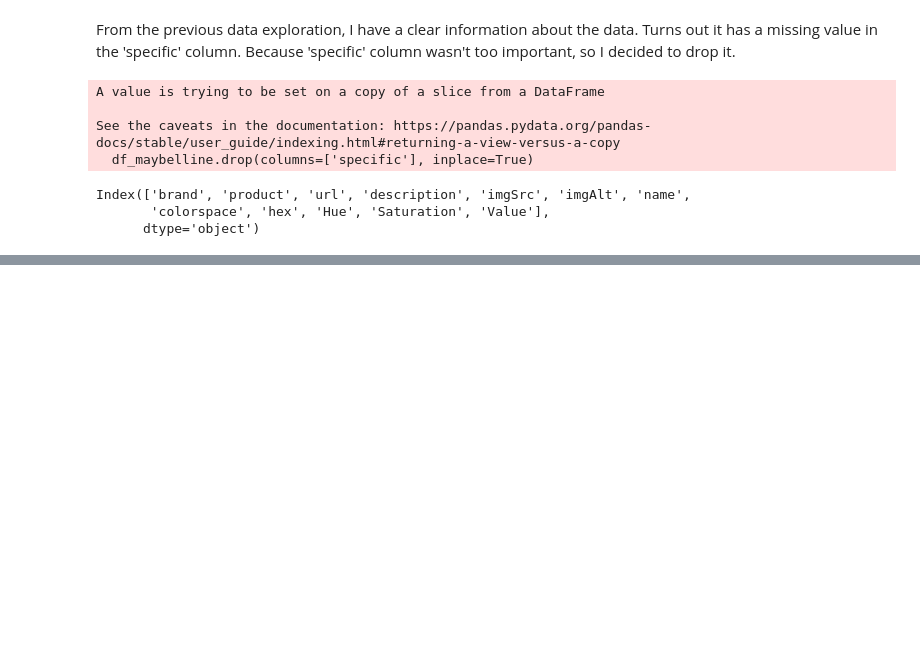
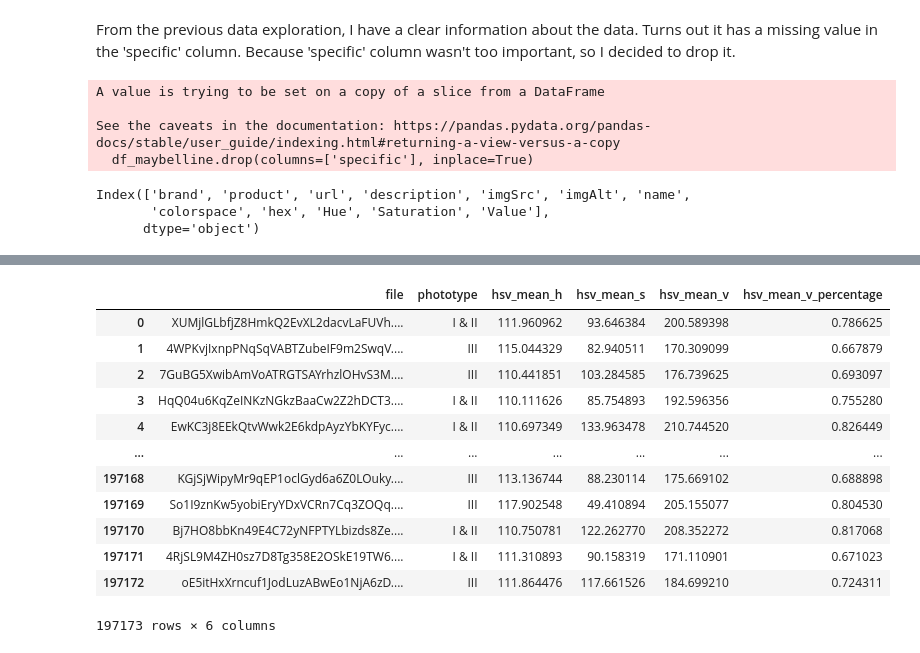
Before and after one commit to janeclrst/fores-1, a Jupyter notebook: final.ipynb, the cells around one changed output, grey strips where cells are left out. Cells and saved outputs as stored; diff of their text form; code cells hidden in the pictures; blank space fills up the shorter version.

```diff
--- a/final.ipynb
+++ b/final.ipynb
@@ -18,3 +20,6 @@ from sklearn.metrics import classification_report
+# %%
+def convert_to_percentage(value):
+    return value / 255
 # %% [markdown]
 ## Data Exploration Analysis
 # %% [markdown]
@@ -219,0 +235,2 @@ df_maybelline.to_csv('datasets/foundation/maybelline_new.csv', index=False)
+# %%
+df_image = pd.read_csv('datasets/gan/data/labeled_gan.csv')
@@ -219,0 +246,2 @@ df_maybelline.to_csv('datasets/foundation/maybelline_new.csv', index=False)
+# %%
+df_image['hsv_mean_v_percentage'] = df_image['hsv_mean_v'].apply(convert_to_percentage)
@@ -219,0 +264,16 @@ df_maybelline.to_csv('datasets/foundation/maybelline_new.csv', index=False)
+# %%
+df_image
+# %% [output]
+|  | file | phototype | hsv_mean_h | hsv_mean_s | hsv_mean_v | hsv_mean_v_percentage |
+| 0 | XUMjlGLbfjZ8HmkQ2EvXL2dacvLaFUVh.... | I & II | 111.960962 | 93.646384 | 200.589398 | 0.786625 |
+| 1 | 4WPKvjIxnpPNqSqVABTZubeIF9m2SwqV.... | III | 115.044329 | 82.940511 | 170.309099 | 0.667879 |
+| 2 | 7GuBG5XwibAmVoATRGTSAYrhzlOHvS3M.... | III | 110.441851 | 103.284585 | 176.739625 | 0.693097 |
+| 3 | HqQ04u6KqZeINKzNGkzBaaCw2Z2hDCT3.... | I & II | 110.111626 | 85.754893 | 192.596356 | 0.755280 |
+| 4 | EwKC3j8EEkQtvWwk2E6kdpAyzYbKYFyc.... | I & II | 110.697349 | 133.963478 | 210.744520 | 0.826449 |
+| ... | ... | ... | ... | ... | ... | ... |
+| 197168 | KGjSjWipyMr9qEP1oclGyd6a6Z0LOuky.... | III | 113.136744 | 88.230114 | 175.669102 | 0.688898 |
+| 197169 | So1I9znKw5yobiEryYDxVCRn7Cq3ZOQq.... | III | 117.902548 | 49.410894 | 205.155077 | 0.804530 |
+| 197170 | Bj7HO8bbKn49E4C72yNFPTYLbizds8Ze.... | I & II | 110.750781 | 122.262770 | 208.352272 | 0.817068 |
+| 197171 | 4RjSL9M4ZH0sz7D8Tg358E2OSkE19TW6.... | I & II | 111.310893 | 90.158319 | 171.110901 | 0.671023 |
+| 197172 | oE5itHxXrncuf1JodLuzABwEo1NjA6zD.... | III | 111.864476 | 117.661526 | 184.699210 | 0.724311 |
+197173 rows × 6 columns
```
Also changed, not shown: parts of 8 cells of this notebook.
